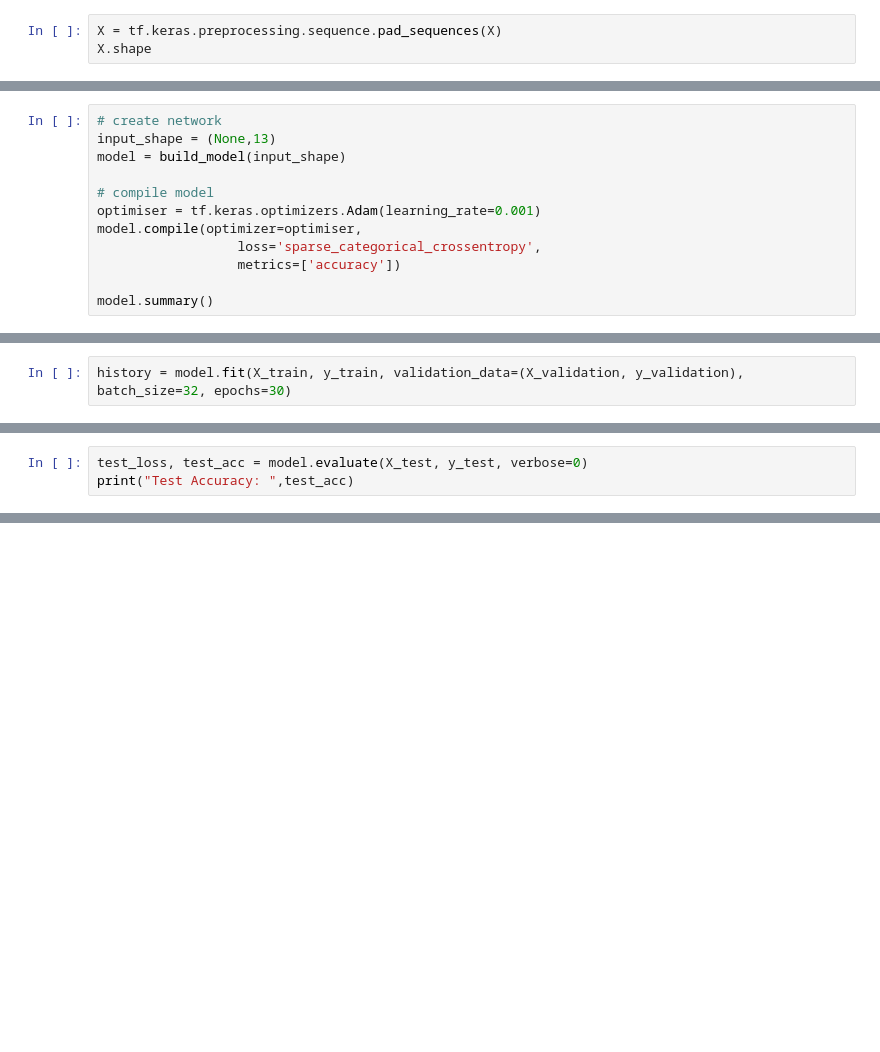
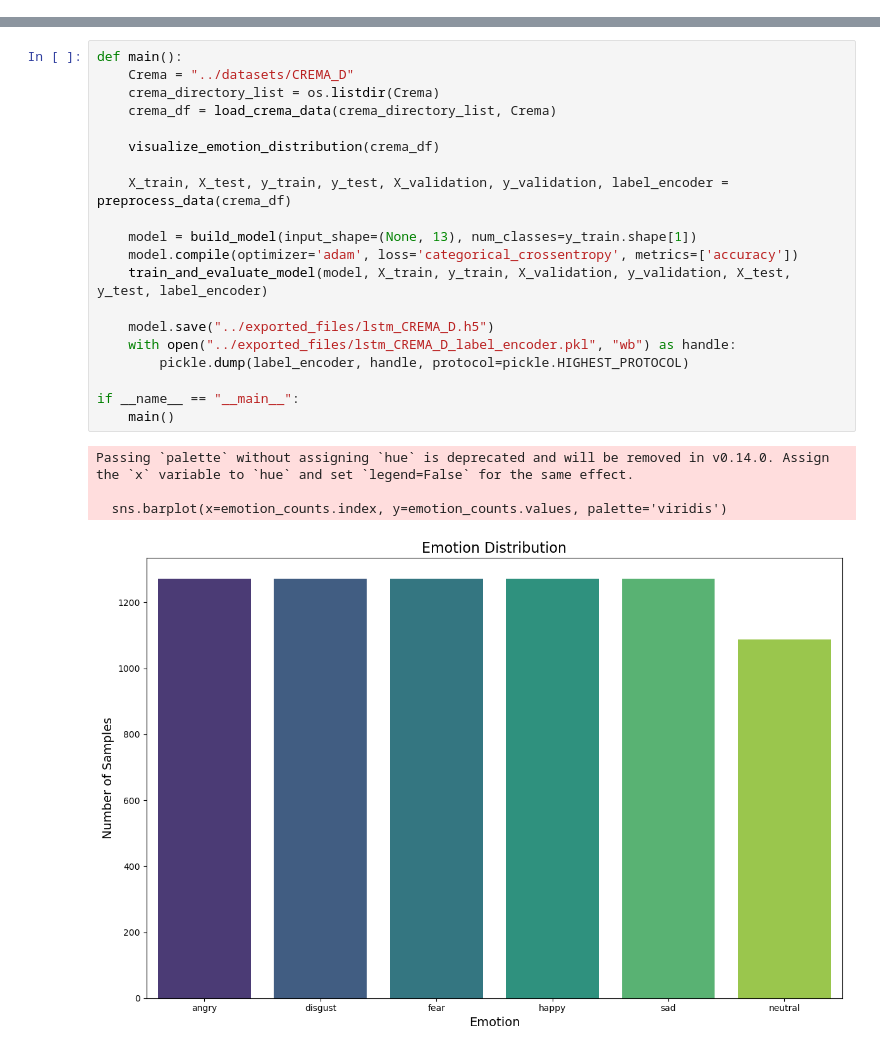
Before and after one commit to imposterjump/grad, a Jupyter notebook: models/audio/models/lstm_CREMA_D.ipynb, the cells around one changed output, grey strips where cells are left out. Drawn from its saved outputs; the diff is of its cells as text; blank space fills up the shorter version.

Commit message:
finish the lstm_CREMA_D

```diff
--- a/models/audio/models/lstm_CREMA_D.ipynb
+++ b/models/audio/models/lstm_CREMA_D.ipynb
@@ -180,4 +64 @@ print("Shape of y:", y.shape)
-# %%
-X = tf.keras.preprocessing.sequence.pad_sequences(X)
-X.shape
 # %%
@@ -202,13 +86 @@ def build_model(input_shape):
     return model
-# %%
-# create network
-input_shape = (None,13)
-model = build_model(input_shape)
-
-# compile model
-optimiser = tf.keras.optimizers.Adam(learning_rate=0.001)
-model.compile(optimizer=optimiser,
-                  loss='sparse_categorical_crossentropy',
-                  metrics=['accuracy'])
-
-model.summary()
@@ -217,2 +86,0 @@ model.summary()
-# %%
-history = model.fit(X_train, y_train, validation_data=(X_validation, y_validation), batch_size=32, epochs=30)
@@ -221,3 +86,0 @@ history = model.fit(X_train, y_train, validation_data=(X_validation, y_validatio
-# %%
-test_loss, test_acc = model.evaluate(X_test, y_test, verbose=0)
-print("Test Accuracy: ",test_acc)
@@ -263,0 +125,25 @@ print("Predicted Emotion: ", predicted_emotion)
+# %%
+def main():
+    Crema = "../datasets/CREMA_D"
+    crema_directory_list = os.listdir(Crema)
+    crema_df = load_crema_data(crema_directory_list, Crema)
+
+    visualize_emotion_distribution(crema_df)
+
+    X_train, X_test, y_train, y_test, X_validation, y_validation, label_encoder = preprocess_data(crema_df)
+
+    model = build_model(input_shape=(None, 13), num_classes=y_train.shape[1])
+    model.compile(optimizer='adam', loss='categorical_crossentropy', metrics=['accuracy'])
+    train_and_evaluate_model(model, X_train, y_train, X_validation, y_validation, X_test, y_test, label_encoder)
+
+    model.save("../exported_files/lstm_CREMA_D.h5")
+    with open("../exported_files/lstm_CREMA_D_label_encoder.pkl", "wb") as handle:
+        pickle.dump(label_encoder, handle, protocol=pickle.HIGHEST_PROTOCOL)
+
+if __name__ == "__main__":
+    main()
+# %% [output]
+Passing `palette` without assigning `hue` is deprecated and will be removed in v0.14.0. Assign the `x` variable to `hue` and set `legend=False` for the same effect.
+
+  sns.barplot(x=emotion_counts.index, y=emotion_counts.values, palette='viridis')
+[figure, added]
```
Also changed, not shown: parts of 28 cells of this notebook, 2 other files.
